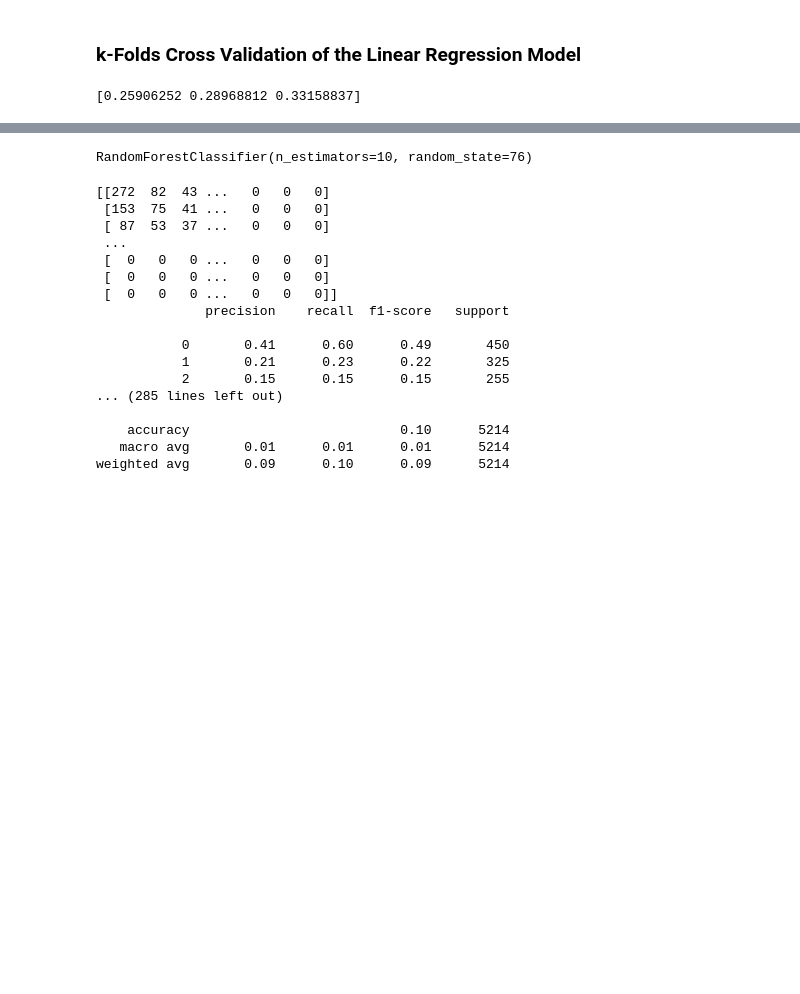
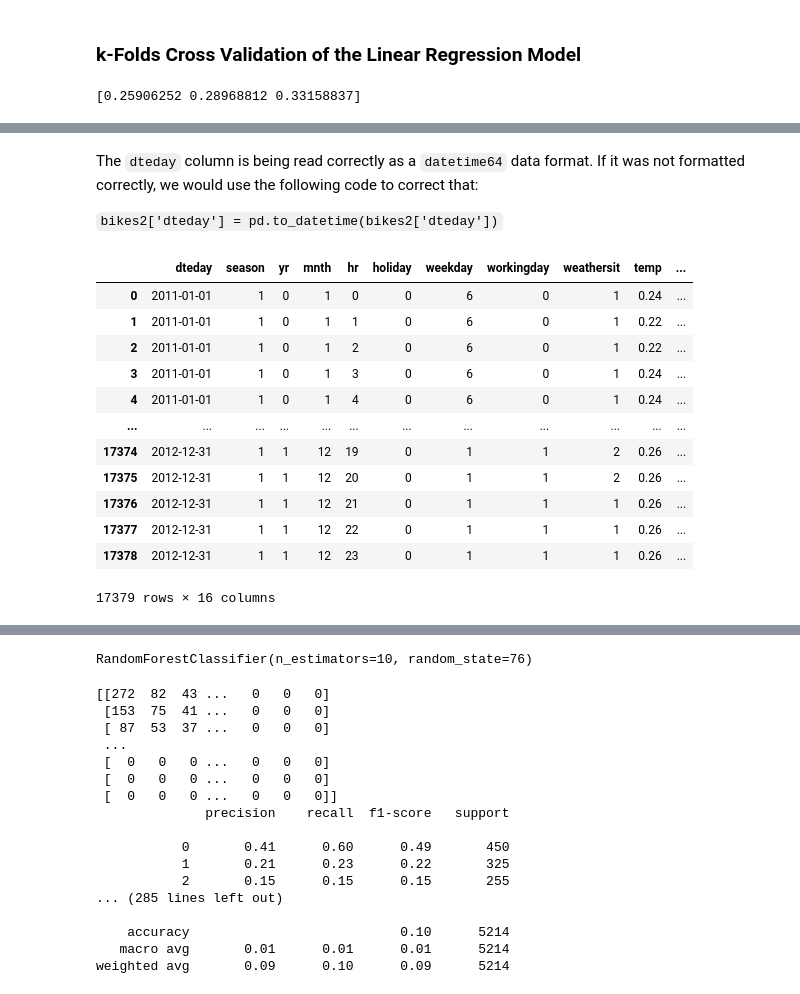
Before and after one commit to abigail9886/ENTITY-Data-Science-Virtual-Academy-Final-Project, a Jupyter notebook: Abi_Glisson - Final Project - Python.ipynb, the cells around one changed output, grey strips where cells are left out. Drawn from its saved outputs; the diff is of its cells as text; code cells hidden in the pictures; blank space fills up the shorter version.

```diff
--- a/Abi_Glisson - Final Project - Python.ipynb
+++ b/Abi_Glisson - Final Project - Python.ipynb
@@ -283,2 +285,5 @@ We can see that the Linear Regression model does not produce particularly robust
 
 ## Random Forest
+# %%
+# Make a fresh copy of our data for the Random Forest
+bikes2 = bikes
@@ -284,0 +312,22 @@ We can see that the Linear Regression model does not produce particularly robust
+# %% [markdown]
+The `dteday` column is being read correctly as a `datetime64` data format. If it was not formatted correctly, we would use the following code to correct that:
+
+`bikes2['dteday'] = pd.to_datetime(bikes2['dteday'])`
+# %%
+# Now, let's drop the `instant` column as it is a meaningless index for our dataset
+bikes2 = bikes2.drop(columns=['instant'])
+bikes2
+# %% [output]
+|  | dteday | season | yr | mnth | hr | holiday | weekday | workingday | weathersit | temp | ... |
+| 0 | 2011-01-01 | 1 | 0 | 1 | 0 | 0 | 6 | 0 | 1 | 0.24 | ... |
+| 1 | 2011-01-01 | 1 | 0 | 1 | 1 | 0 | 6 | 0 | 1 | 0.22 | ... |
+| 2 | 2011-01-01 | 1 | 0 | 1 | 2 | 0 | 6 | 0 | 1 | 0.22 | ... |
+| 3 | 2011-01-01 | 1 | 0 | 1 | 3 | 0 | 6 | 0 | 1 | 0.24 | ... |
+| 4 | 2011-01-01 | 1 | 0 | 1 | 4 | 0 | 6 | 0 | 1 | 0.24 | ... |
+| ... | ... | ... | ... | ... | ... | ... | ... | ... | ... | ... | ... |
+| 17374 | 2012-12-31 | 1 | 1 | 12 | 19 | 0 | 1 | 1 | 2 | 0.26 | ... |
+| 17375 | 2012-12-31 | 1 | 1 | 12 | 20 | 0 | 1 | 1 | 2 | 0.26 | ... |
+| 17376 | 2012-12-31 | 1 | 1 | 12 | 21 | 0 | 1 | 1 | 1 | 0.26 | ... |
+| 17377 | 2012-12-31 | 1 | 1 | 12 | 22 | 0 | 1 | 1 | 1 | 0.26 | ... |
+| 17378 | 2012-12-31 | 1 | 1 | 12 | 23 | 0 | 1 | 1 | 1 | 0.26 | ... |
+17379 rows × 16 columns
```
Also changed, not shown: parts of 9 cells of this notebook.
